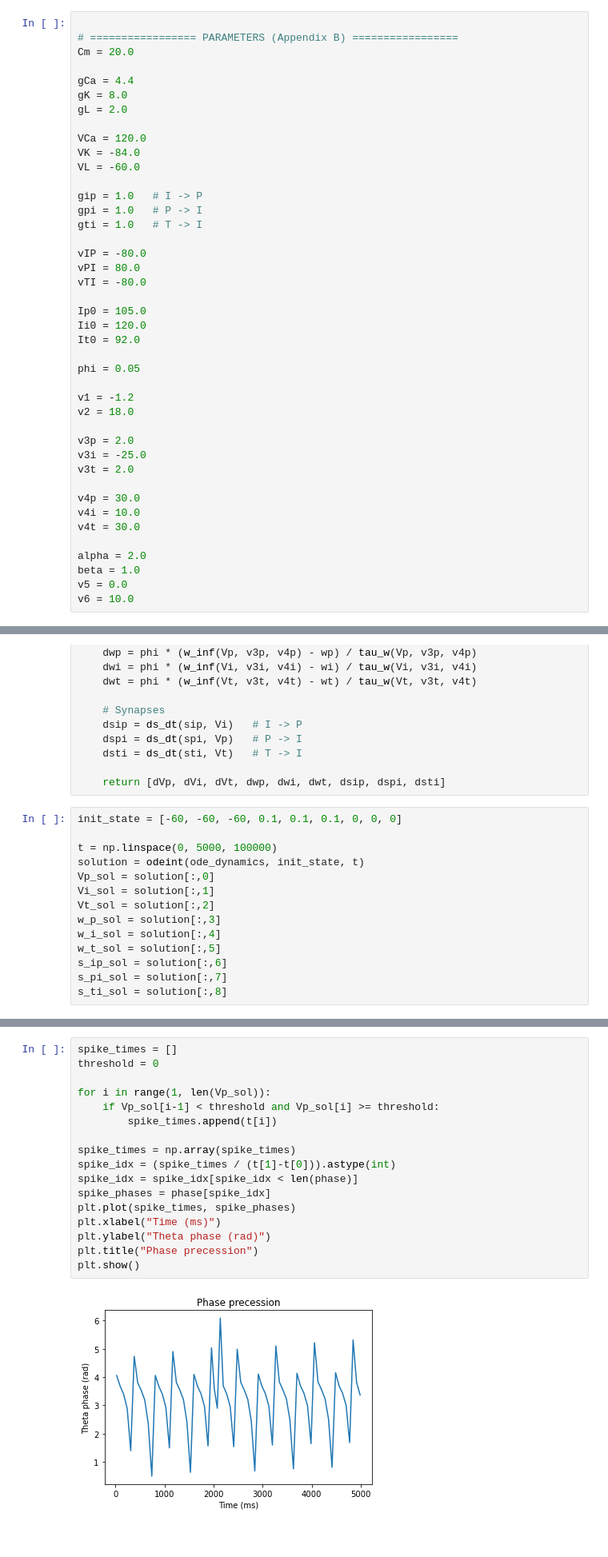
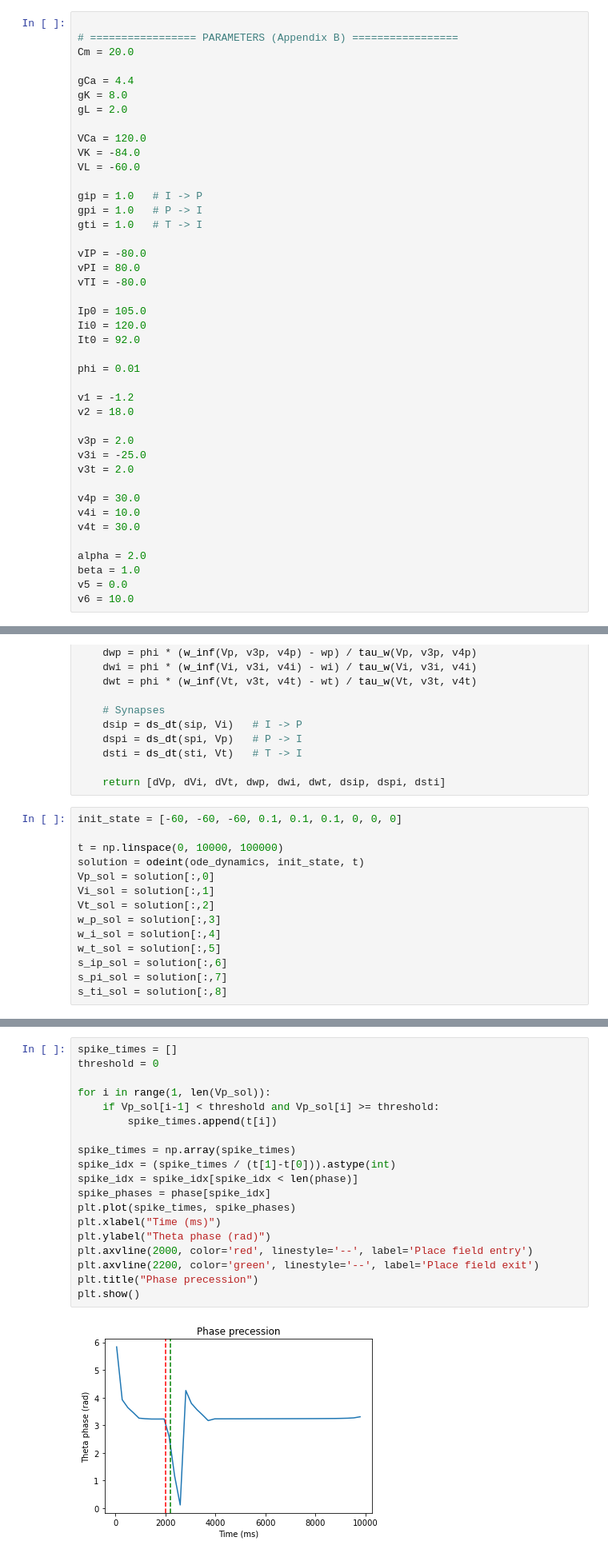
Before and after one commit to tiny-infinity/GridCellsTheta, a Jupyter notebook: amit_bose_diffeq.ipynb, the cells around one changed output, grey strips where cells are left out. Shown at 80% size. Drawn from its saved outputs; the diff is of its cells as text.

```diff
--- a/amit_bose_diffeq.ipynb
+++ b/amit_bose_diffeq.ipynb
@@ -29,7 +29,7 @@ Ip0 = 105.0
 Ii0 = 120.0
 It0 = 92.0
 
-phi = 0.05
+phi = 0.01
 
 v1 = -1.2
 v2 = 18.0
@@ -110,7 +110,7 @@ def ode_dynamics(state, t):
 # %%
 init_state = [-60, -60, -60, 0.1, 0.1, 0.1, 0, 0, 0]
 
-t = np.linspace(0, 5000, 100000)
+t = np.linspace(0, 10000, 100000)
 solution = odeint(ode_dynamics, init_state, t)
 Vp_sol = solution[:,0]
 Vi_sol = solution[:,1]
@@ -156,22 +156,24 @@ Text(0.5, 0, 'Time (ms)')
 # %%
 spike_times = []
 threshold = 0
 
 for i in range(1, len(Vp_sol)):
     if Vp_sol[i-1] < threshold and Vp_sol[i] >= threshold:
         spike_times.append(t[i])
 
 spike_times = np.array(spike_times)
 spike_idx = (spike_times / (t[1]-t[0])).astype(int)
 spike_idx = spike_idx[spike_idx < len(phase)]
 spike_phases = phase[spike_idx]
 plt.plot(spike_times, spike_phases)
 plt.xlabel("Time (ms)")
 plt.ylabel("Theta phase (rad)")
+plt.axvline(2000, color='red', linestyle='--', label='Place field entry')
+plt.axvline(2200, color='green', linestyle='--', label='Place field exit')
 plt.title("Phase precession")
 plt.show()
 # %% [output]
-[figure, old version]
+[figure, new version]
 # %%
 from scipy.signal import find_peaks
 peaks, _ = find_peaks(Vi_sol)
```
Also changed, not shown: parts of 3 cells of this notebook.
